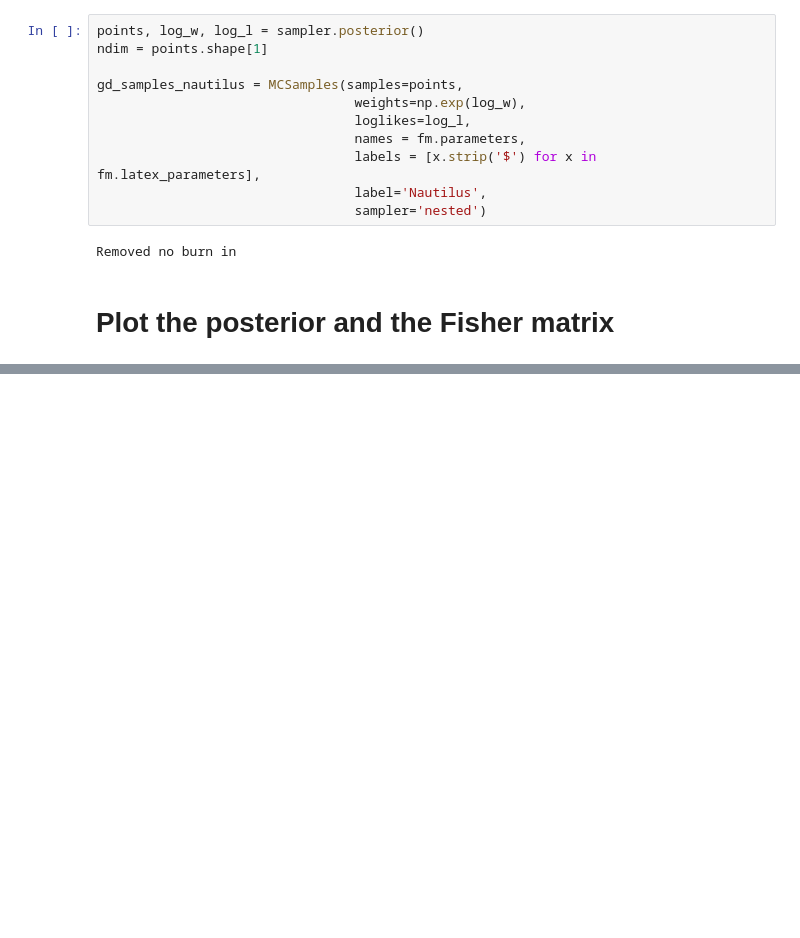
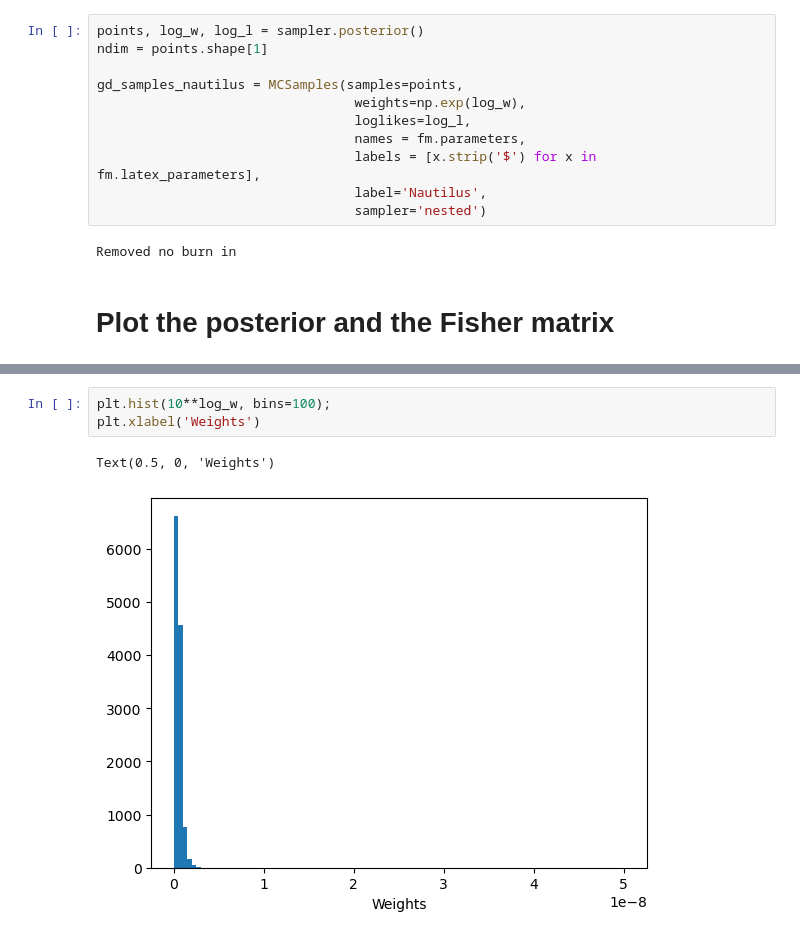
Before and after one commit to chrgeorgiou/CS_Fisher, a Jupyter notebook: validation/NS_validation.ipynb, the cells around one changed output, grey strips where cells are left out. Drawn from its saved outputs; the diff is of its cells as text; blank space fills up the shorter version.

```diff
--- a/validation/NS_validation.ipynb
+++ b/validation/NS_validation.ipynb
@@ -85,0 +275,6 @@ g.fig.legend(handles, legend_labels, fontsize=14, loc='upper right')
+# %%
+plt.hist(10**log_w, bins=100);
+plt.xlabel('Weights')
+# %% [output]
+Text(0.5, 0, 'Weights')
+[figure, added]
```
Also changed, not shown: parts of 16 cells of this notebook.
